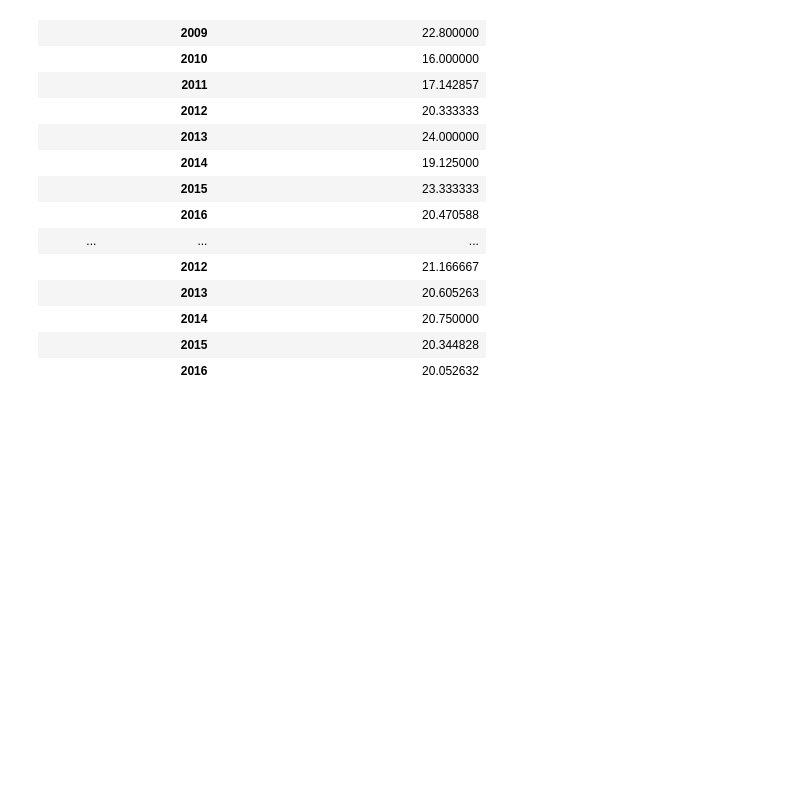
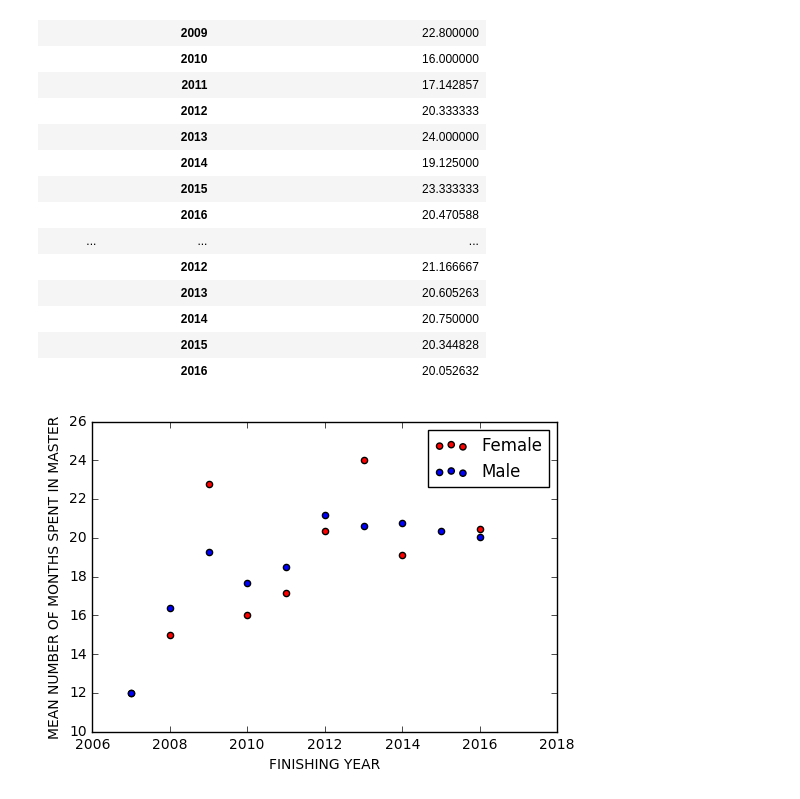
Before and after one commit to boudabou/ADA_Homeworks, a Jupyter notebook: Homework 2 - Extracting Data From Web/ISA.ipynb, the cells around one changed output. Saved outputs shown, nothing was run; the diff lists cells and outputs as text; code cells hidden in the pictures; blank space fills up the shorter version.

Commit message:
Adding the plots

```diff
--- a/Homework 2 - Extracting Data From Web/ISA.ipynb
+++ b/Homework 2 - Extracting Data From Web/ISA.ipynb
@@ -532,3 +581,20 @@ mean_number_of_months_of_master_by_gender
 |  | 2014 | 20.750000 |
 |  | 2015 | 20.344828 |
 |  | 2016 | 20.052632 |
+# %%
+mean_number_of_months_of_master = mean_number_of_months_of_master_by_gender.reset_index()
+mean_number_of_months_of_master = mean_number_of_months_of_master[['FINISHING YEAR', 'MEAN NUMBER OF MONTHS SPENT IN MASTER']]
+
+# We change the type of the column FINISHING YEAR to int (possible to plot).
+mean_number_of_months_of_master['FINISHING YEAR'] = mean_number_of_months_of_master['FINISHING YEAR'].astype(int)
+
+nbYear = 10
+mean_number_of_months_of_master_Female = mean_number_of_months_of_master.head(nbYear)
+mean_number_of_months_of_master_Male = mean_number_of_months_of_master.tail(nbYear)
+
+# Scatter plot:
+ax = mean_number_of_months_of_master_Female.plot(kind='scatter', x='FINISHING YEAR', y='MEAN NUMBER OF MONTHS SPENT IN MASTER', color='Red', label='Female');
+mean_number_of_months_of_master_Male.plot(kind='scatter', x = 'FINISHING YEAR', y = 'MEAN NUMBER OF MONTHS SPENT IN MASTER', color='Blue', label='Male', ax=ax);
+plt.show()
+# %% [output]
+[figure, added]
```
Also changed, not shown: parts of 27 cells of this notebook.
